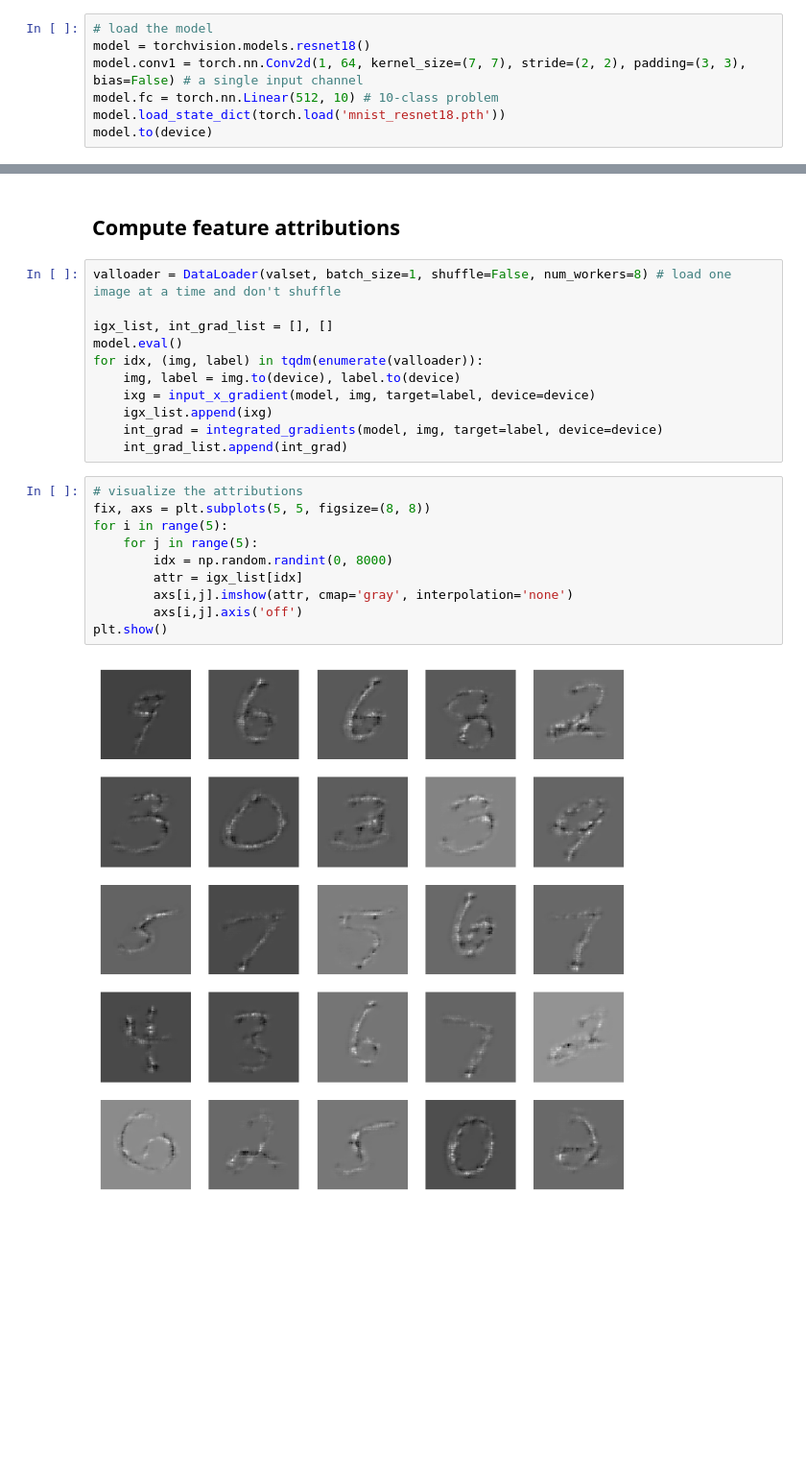
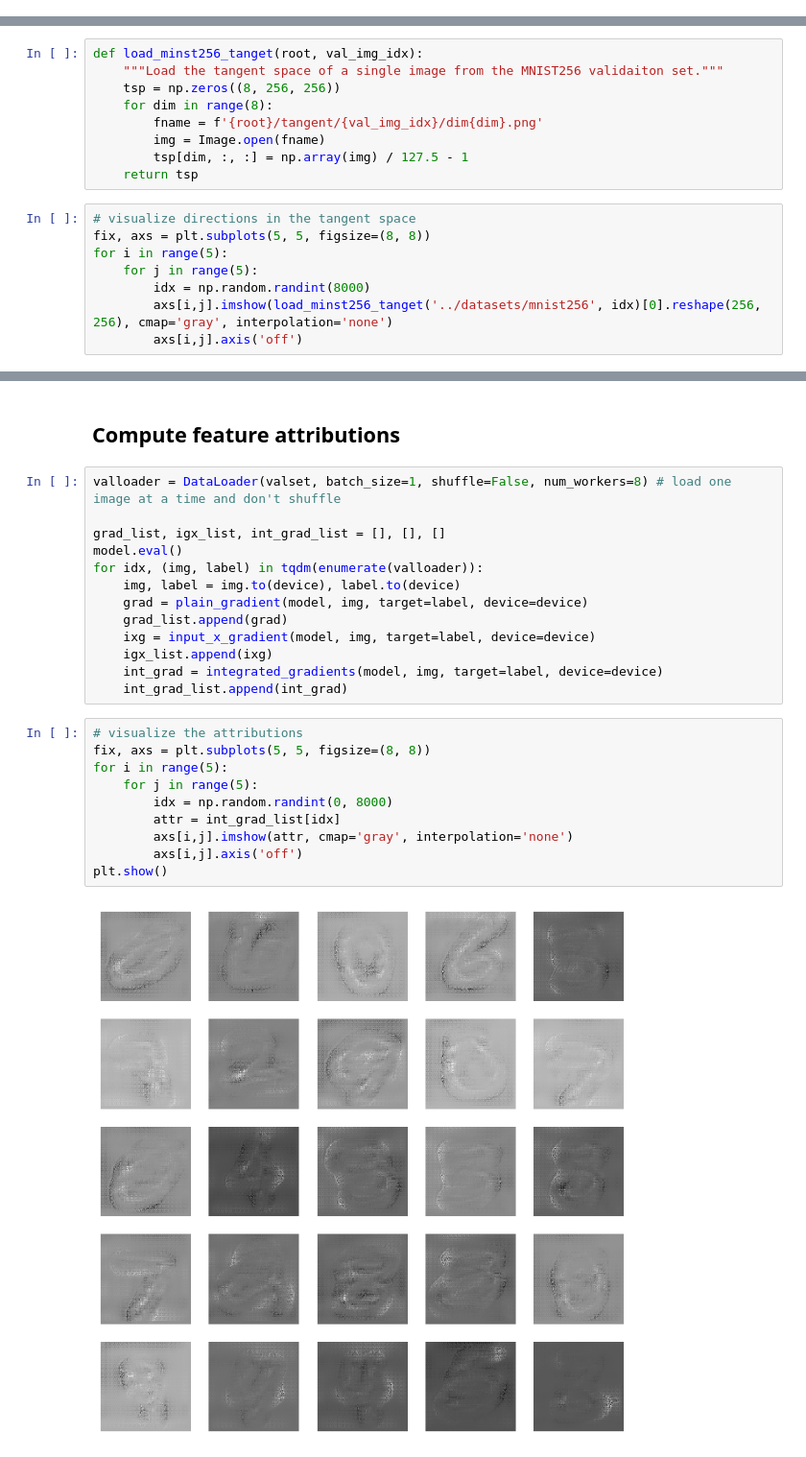
Before and after one commit to tml-tuebingen/explanations-manifold, a Jupyter notebook: examples/mnist256.ipynb, the cells around one changed output, grey strips where cells are left out. Shown: that part at 96% size. Cells and saved outputs as stored; diff of their text form; blank space fills up the shorter version.

Commit message:
mnist256 examples

```diff
--- a/examples/mnist256.ipynb
+++ b/examples/mnist256.ipynb
@@ -87,7 +80,0 @@ NameError: name 'model' is not defined
-# %%
-# load the model
-model = torchvision.models.resnet18()
-model.conv1 = torch.nn.Conv2d(1, 64, kernel_size=(7, 7), stride=(2, 2), padding=(3, 3), bias=False) # a single input channel
-model.fc = torch.nn.Linear(512, 10) # 10-class problem
-model.load_state_dict(torch.load('mnist_resnet18.pth'))
-model.to(device)
@@ -111,0 +83,17 @@ ResNet(
+# %%
+def load_minst256_tanget(root, val_img_idx):
+    """Load the tangent space of a single image from the MNIST256 validaiton set."""
+    tsp = np.zeros((8, 256, 256))
+    for dim in range(8):
+        fname = f'{root}/tangent/{val_img_idx}/dim{dim}.png'
+        img = Image.open(fname)
+        tsp[dim, :, :] = np.array(img) / 127.5 - 1
+    return tsp
+# %%
+# visualize directions in the tangent space
+fix, axs = plt.subplots(5, 5, figsize=(8, 8))
+for i in range(5):
+    for j in range(5):
+        idx = np.random.randint(8000)
+        axs[i,j].imshow(load_minst256_tanget('../datasets/mnist256', idx)[0].reshape(256, 256), cmap='gray', interpolation='none')
+        axs[i,j].axis('off')
@@ -114,10 +104,12 @@ ResNet(
 # %%
 valloader = DataLoader(valset, batch_size=1, shuffle=False, num_workers=8) # load one image at a time and don't shuffle
 
-igx_list, int_grad_list = [], []
+grad_list, igx_list, int_grad_list = [], [], []
 model.eval()
 for idx, (img, label) in tqdm(enumerate(valloader)):
     img, label = img.to(device), label.to(device)
+    grad = plain_gradient(model, img, target=label, device=device)
+    grad_list.append(grad)
     ixg = input_x_gradient(model, img, target=label, device=device)
     igx_list.append(ixg)
     int_grad = integrated_gradients(model, img, target=label, device=device)
@@ -125,12 +117,12 @@ for idx, (img, label) in tqdm(enumerate(valloader)):
 # %%
 # visualize the attributions
 fix, axs = plt.subplots(5, 5, figsize=(8, 8))
 for i in range(5):
     for j in range(5):
         idx = np.random.randint(0, 8000)
-        attr = igx_list[idx]
+        attr = int_grad_list[idx]
         axs[i,j].imshow(attr, cmap='gray', interpolation='none')
         axs[i,j].axis('off')
 plt.show()
 # %% [output]
-[figure, old version]
+[figure, new version]
```
Also changed, not shown: parts of 16 cells of this notebook, 1 other file.
